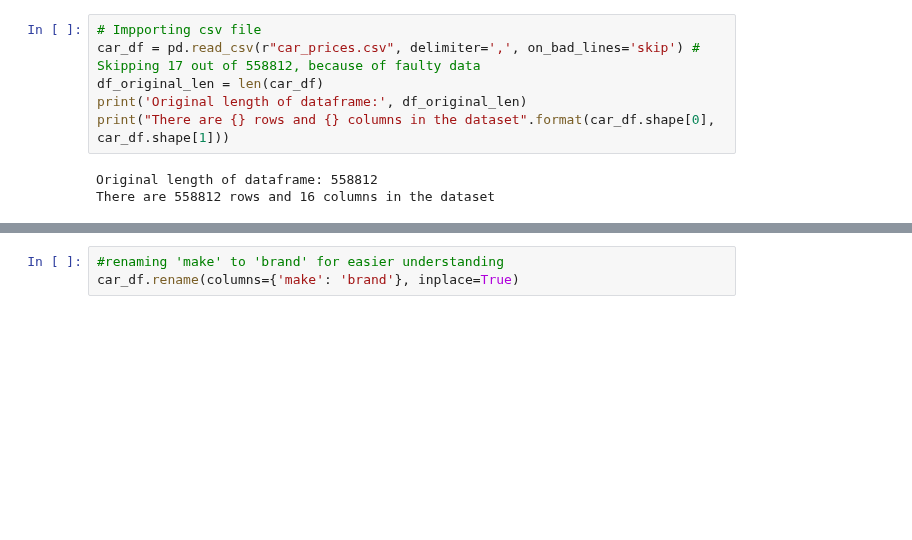
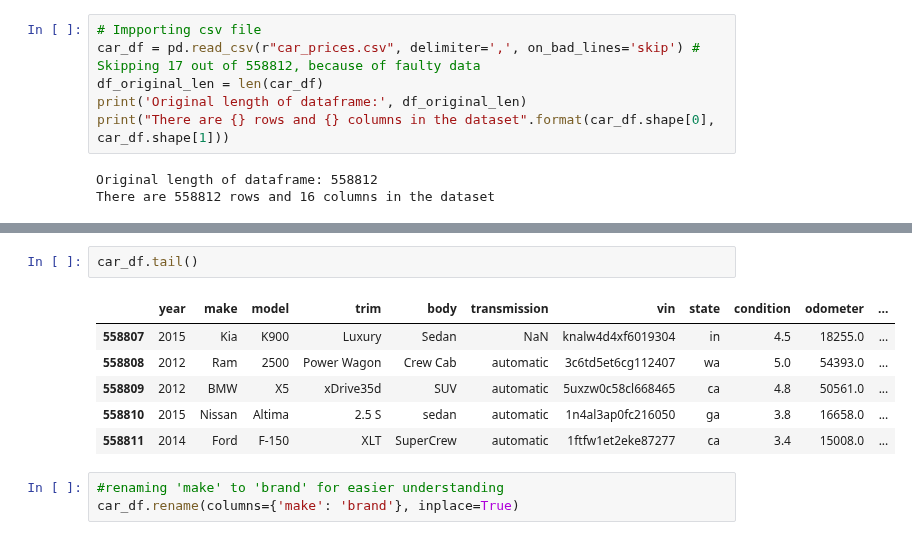
Before and after one commit to maxheijmans/AIM4B_Group1, a Jupyter notebook: UsedCarAuctionPrices/EDA_UsedCarAuctionPrices.ipynb, the cells around one changed output, grey strips where cells are left out. Saved outputs shown, nothing was run; the diff lists cells and outputs as text; blank space fills up the shorter version.

```diff
--- a/UsedCarAuctionPrices/EDA_UsedCarAuctionPrices.ipynb
+++ b/UsedCarAuctionPrices/EDA_UsedCarAuctionPrices.ipynb
@@ -28,6 +29,15 @@ car_df.head()
 | 2 | 2014 | BMW | 3 Series | 328i SULEV | Sedan | automatic | wba3c1c51ek116351 | ca | 4.5 | 1331.0 | ... |
 | 3 | 2015 | Volvo | S60 | T5 | Sedan | automatic | yv1612tb4f1310987 | ca | 4.1 | 14282.0 | ... |
 | 4 | 2014 | BMW | 6 Series Gran Coupe | 650i | Sedan | automatic | wba6b2c57ed129731 | ca | 4.3 | 2641.0 | ... |
+# %%
+car_df.tail()
+# %% [output]
+|  | year | make | model | trim | body | transmission | vin | state | condition | odometer | ... |
+| 558807 | 2015 | Kia | K900 | Luxury | Sedan | NaN | knalw4d4xf6019304 | in | 4.5 | 18255.0 | ... |
+| 558808 | 2012 | Ram | 2500 | Power Wagon | Crew Cab | automatic | 3c6td5et6cg112407 | wa | 5.0 | 54393.0 | ... |
+| 558809 | 2012 | BMW | X5 | xDrive35d | SUV | automatic | 5uxzw0c58cl668465 | ca | 4.8 | 50561.0 | ... |
+| 558810 | 2015 | Nissan | Altima | 2.5 S | sedan | automatic | 1n4al3ap0fc216050 | ga | 3.8 | 16658.0 | ... |
+| 558811 | 2014 | Ford | F-150 | XLT | SuperCrew | automatic | 1ftfw1et2eke87277 | ca | 3.4 | 15008.0 | ... |
 # %%
 #renaming 'make' to 'brand' for easier understanding
 car_df.rename(columns={'make': 'brand'}, inplace=True)
```
Also changed, not shown: parts of 6 cells of this notebook.
